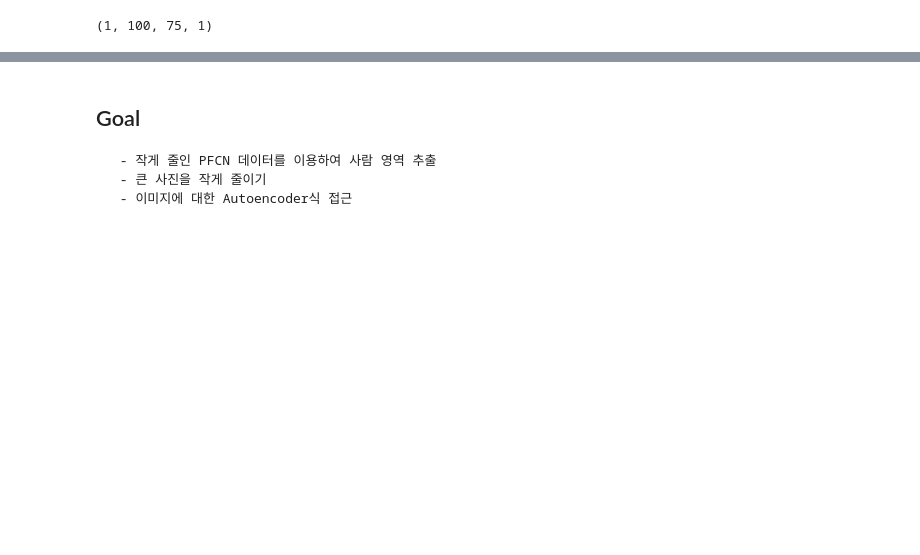
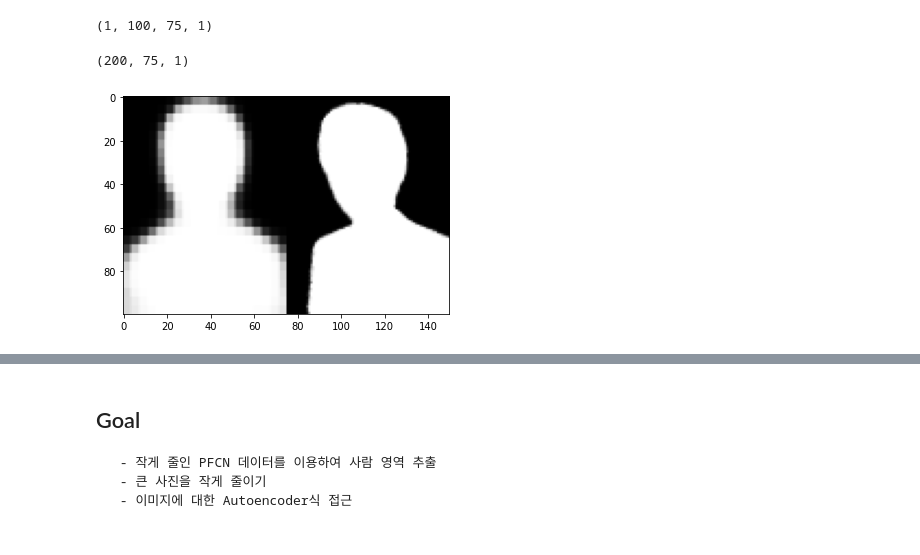
Before and after one commit to Vaycold/Python_DL, a Jupyter notebook: Image_Transformation/AutoEncoder를 활용한 이미지 분할.ipynb, the cells around one changed output, grey strips where cells are left out. Drawn from its saved outputs; the diff is of its cells as text; code cells hidden in the pictures; blank space fills up the shorter version.

```diff
--- a/Image_Transformation/AutoEncoder를 활용한 이미지 분할.ipynb
+++ b/Image_Transformation/AutoEncoder를 활용한 이미지 분할.ipynb
@@ -312,0 +311,15 @@ np.concatenate()
+# %%
+np.concatenate(
+    [res[0], test_mattes[0]]
+).shape
+# %% [output]
+(200, 75, 1)
+# %%
+plt.imshow(
+    np.concatenate(
+        [res[0], test_mattes[0]]
+    ).reshape((2,-1,75,1)).transpose([1,0,2,3]).reshape((100,-1))
+, cmap='gray')
+plt.show()
+# %% [output]
+[figure, added]
```
Also changed, not shown: parts of 6 cells of this notebook.
